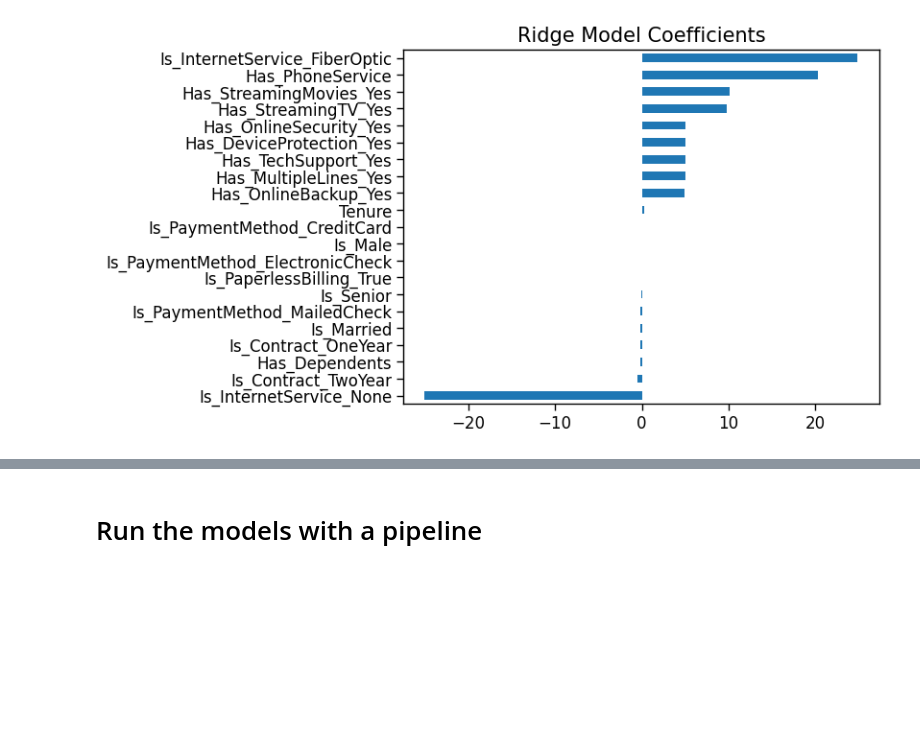
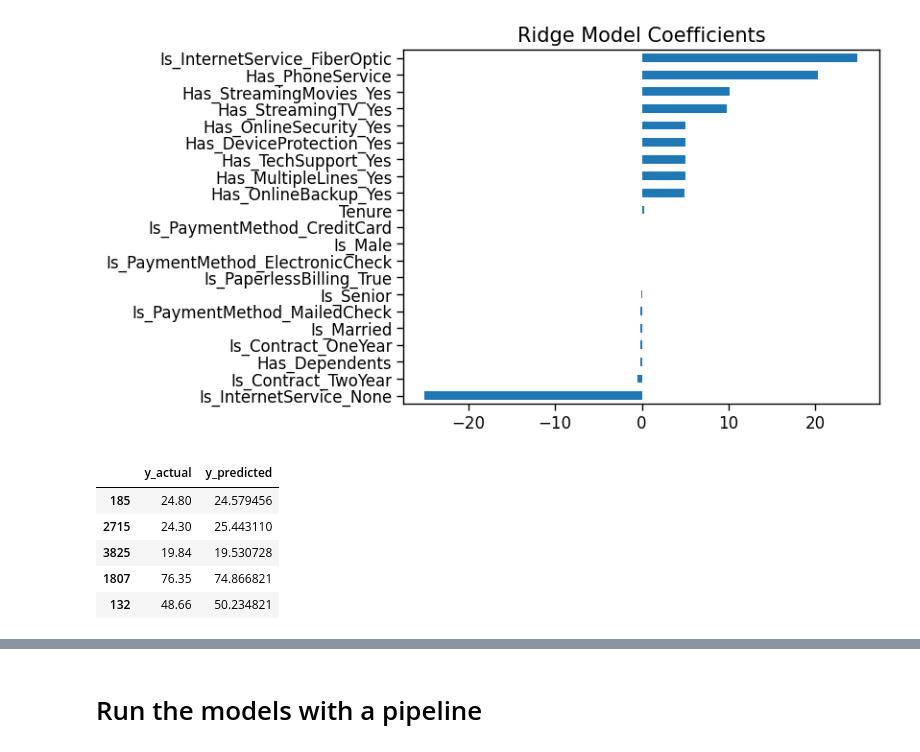
Before and after one commit to kitlapp/Telco_ML, a Jupyter notebook: Regression_ML.ipynb, the cells around one changed output, grey strips where cells are left out. Saved outputs shown, nothing was run; the diff lists cells and outputs as text; code cells hidden in the pictures; blank space fills up the shorter version.

```diff
--- a/Regression_ML.ipynb
+++ b/Regression_ML.ipynb
@@ -572,3 +574,20 @@ Model coefficients: [ 2.57262309e-01  6.96436736e-02 -6.95437970e-02 -1.33945568
  -4.59848100e-01  2.10998911e-02  8.00209139e-02  6.82489885e-02
  -1.20183655e-01]
 [figure]
+# %%
+# Optional: create a new DataFrame named 'comparison' where you can combine/compare the actual and predicted values
+# Create a new column 'y_actual' and set its values to the ones contained in y_test
+# and another new column 'y_predicted' and set its values to the ones in y_pred
+# Preview its results
+
+comparison = pd.DataFrame([])
+comparison['y_actual'] = y_test
+comparison['y_predicted'] = y_pred
+comparison.head()
+# %% [output]
+|  | y_actual | y_predicted |
+| 185 | 24.80 | 24.579456 |
+| 2715 | 24.30 | 25.443110 |
+| 3825 | 19.84 | 19.530728 |
+| 1807 | 76.35 | 74.866821 |
+| 132 | 48.66 | 50.234821 |
```
Also changed, not shown: parts of 9 cells of this notebook.
